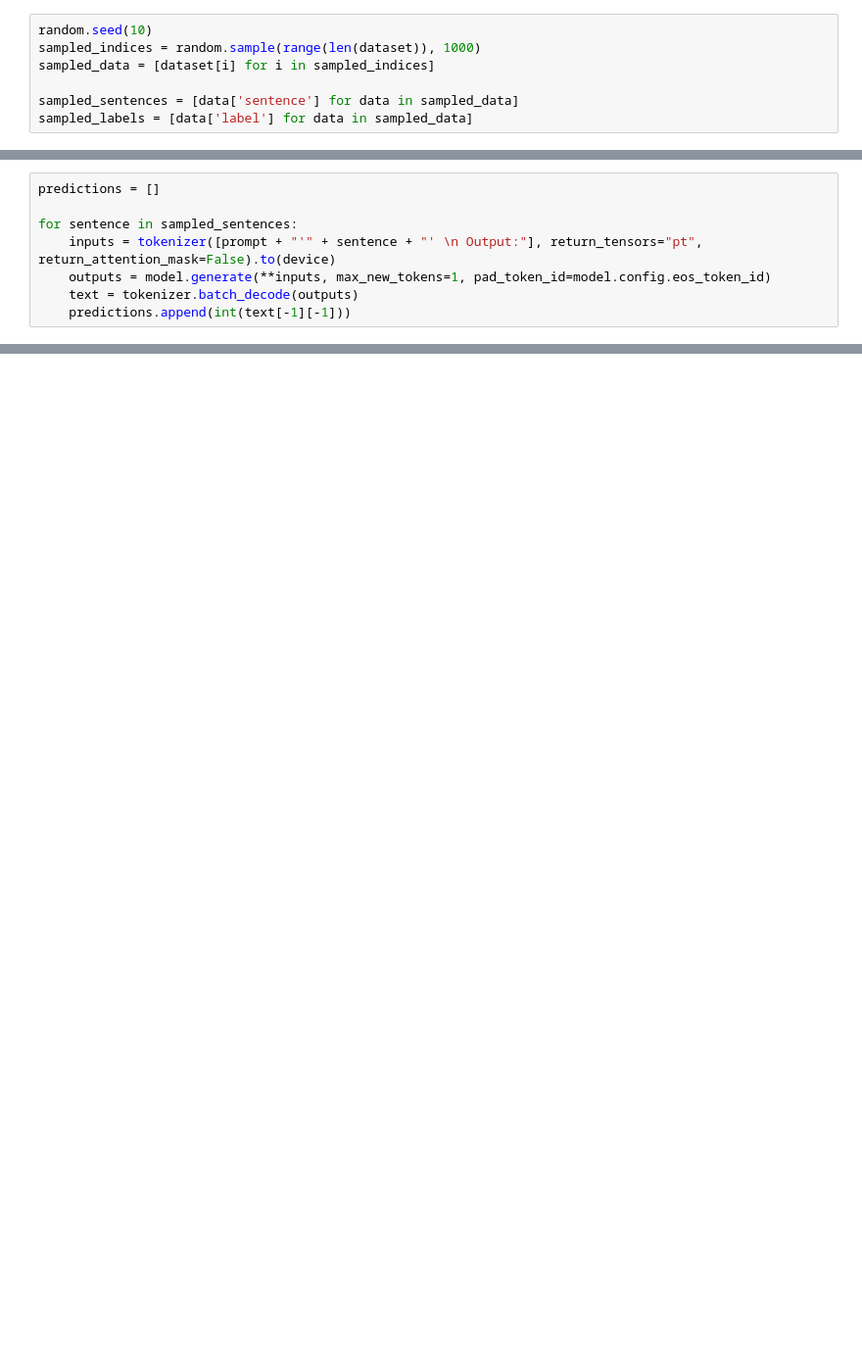
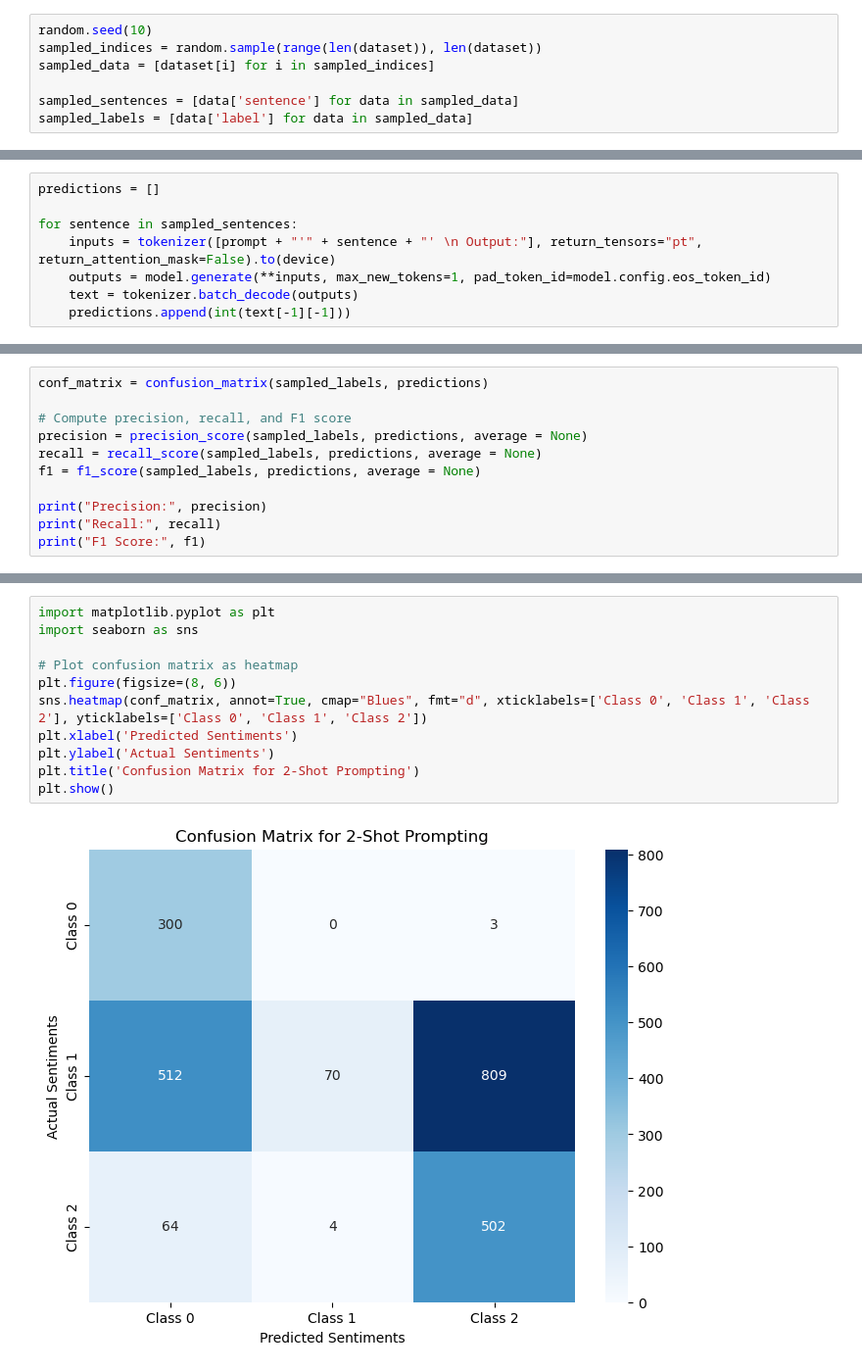
Before and after one commit to sashank3/Fear_Greed_Index, a Jupyter notebook: Code/Tester Code/LLM_Tests.ipynb, the cells around one changed output, grey strips where cells are left out. Shown: that part at 98% size. Saved outputs shown, nothing was run; the diff lists cells and outputs as text; blank space fills up the shorter version.

```diff
--- a/Code/Tester Code/LLM_Tests.ipynb
+++ b/Code/Tester Code/LLM_Tests.ipynb
@@ -17,7 +27,7 @@ dataset = load_dataset("financial_phrasebank", 'sentences_allagree')
 dataset = dataset['train']
 # %%
 random.seed(10)
-sampled_indices = random.sample(range(len(dataset)), 1000)
+sampled_indices = random.sample(range(len(dataset)), len(dataset))
 sampled_data = [dataset[i] for i in sampled_indices]
 
 sampled_sentences = [data['sentence'] for data in sampled_data]
@@ -39,0 +50,11 @@ print(accuracy)
+# %%
+conf_matrix = confusion_matrix(sampled_labels, predictions)
+
+# Compute precision, recall, and F1 score
+precision = precision_score(sampled_labels, predictions, average = None)
+recall = recall_score(sampled_labels, predictions, average = None)
+f1 = f1_score(sampled_labels, predictions, average = None)
+
+print("Precision:", precision)
+print("Recall:", recall)
+print("F1 Score:", f1)
@@ -39,0 +71,13 @@ print(accuracy)
+# %%
+import matplotlib.pyplot as plt
+import seaborn as sns
+
+# Plot confusion matrix as heatmap
+plt.figure(figsize=(8, 6))
+sns.heatmap(conf_matrix, annot=True, cmap="Blues", fmt="d", xticklabels=['Class 0', 'Class 1', 'Class 2'], yticklabels=['Class 0', 'Class 1', 'Class 2'])
+plt.xlabel('Predicted Sentiments')
+plt.ylabel('Actual Sentiments')
+plt.title('Confusion Matrix for 2-Shot Prompting')
+plt.show()
+# %% [output]
+[figure, added]
```
Also changed, not shown: parts of 6 cells of this notebook, 9 other files.
